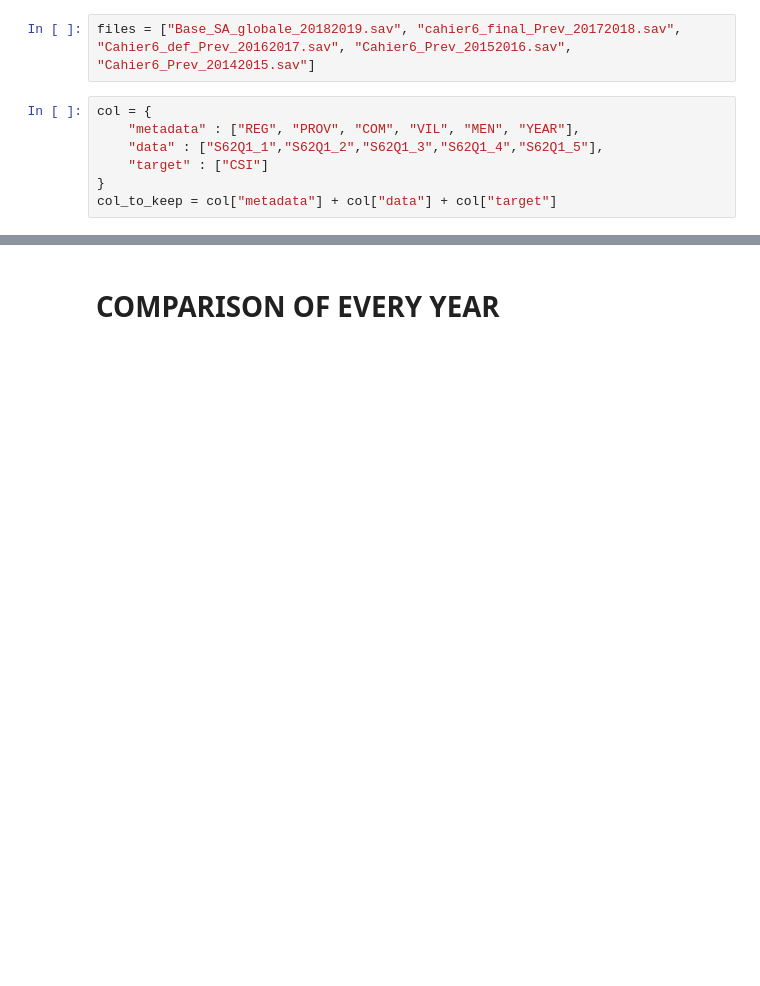
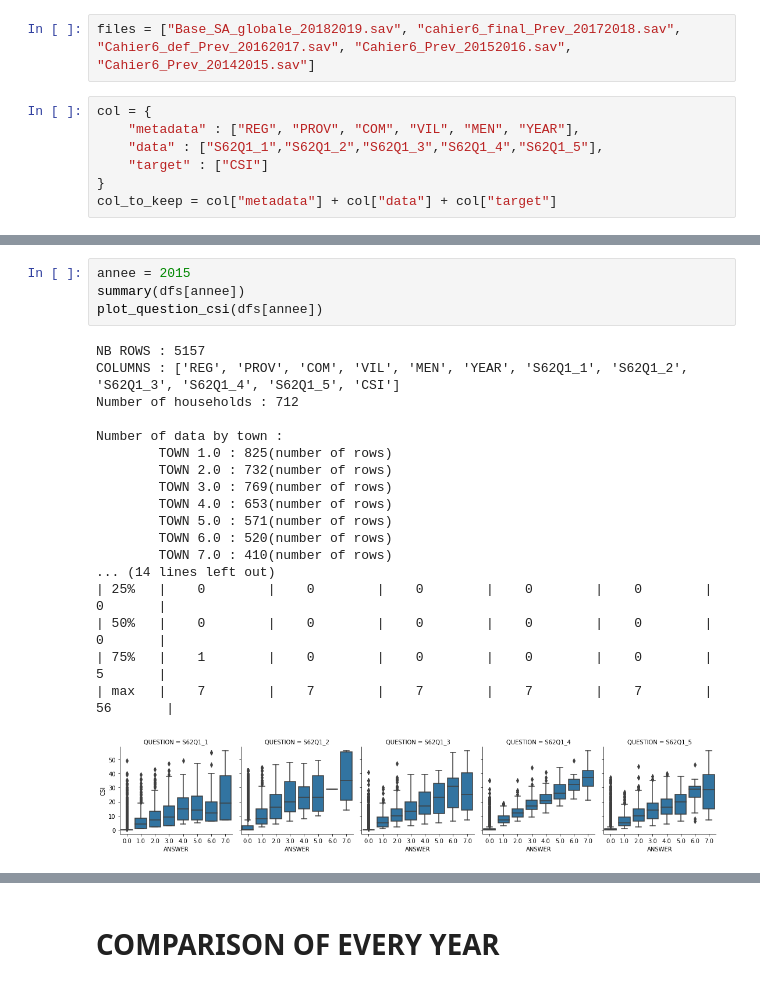
Before and after one commit to moulikatou/Ter_securite_Alimentaire_Miashs, a Jupyter notebook: notebooks/ter.ipynb, the cells around one changed output, grey strips where cells are left out. Saved outputs shown, nothing was run; the diff lists cells and outputs as text; blank space fills up the shorter version.

```diff
--- a/notebooks/ter.ipynb
+++ b/notebooks/ter.ipynb
@@ -176,0 +198,23 @@ CSI MEAN : 4.4271863486523175
+# %%
+annee = 2015
+summary(dfs[annee])
+plot_question_csi(dfs[annee])
+# %% [output]
+NB ROWS : 5157
+COLUMNS : ['REG', 'PROV', 'COM', 'VIL', 'MEN', 'YEAR', 'S62Q1_1', 'S62Q1_2', 'S62Q1_3', 'S62Q1_4', 'S62Q1_5', 'CSI']
+Number of households : 712
+
+Number of data by town :
+        TOWN 1.0 : 825(number of rows)
+        TOWN 2.0 : 732(number of rows)
+        TOWN 3.0 : 769(number of rows)
+        TOWN 4.0 : 653(number of rows)
+        TOWN 5.0 : 571(number of rows)
+        TOWN 6.0 : 520(number of rows)
+        TOWN 7.0 : 410(number of rows)
+... (14 lines left out)
+| 25%   |    0        |    0        |    0        |    0        |    0        |    0       |
+| 50%   |    0        |    0        |    0        |    0        |    0        |    0       |
+| 75%   |    1        |    0        |    0        |    0        |    0        |    5       |
+| max   |    7        |    7        |    7        |    7        |    7        |   56       |
+[figure, added]
```
Also changed, not shown: parts of 10 cells of this notebook.
